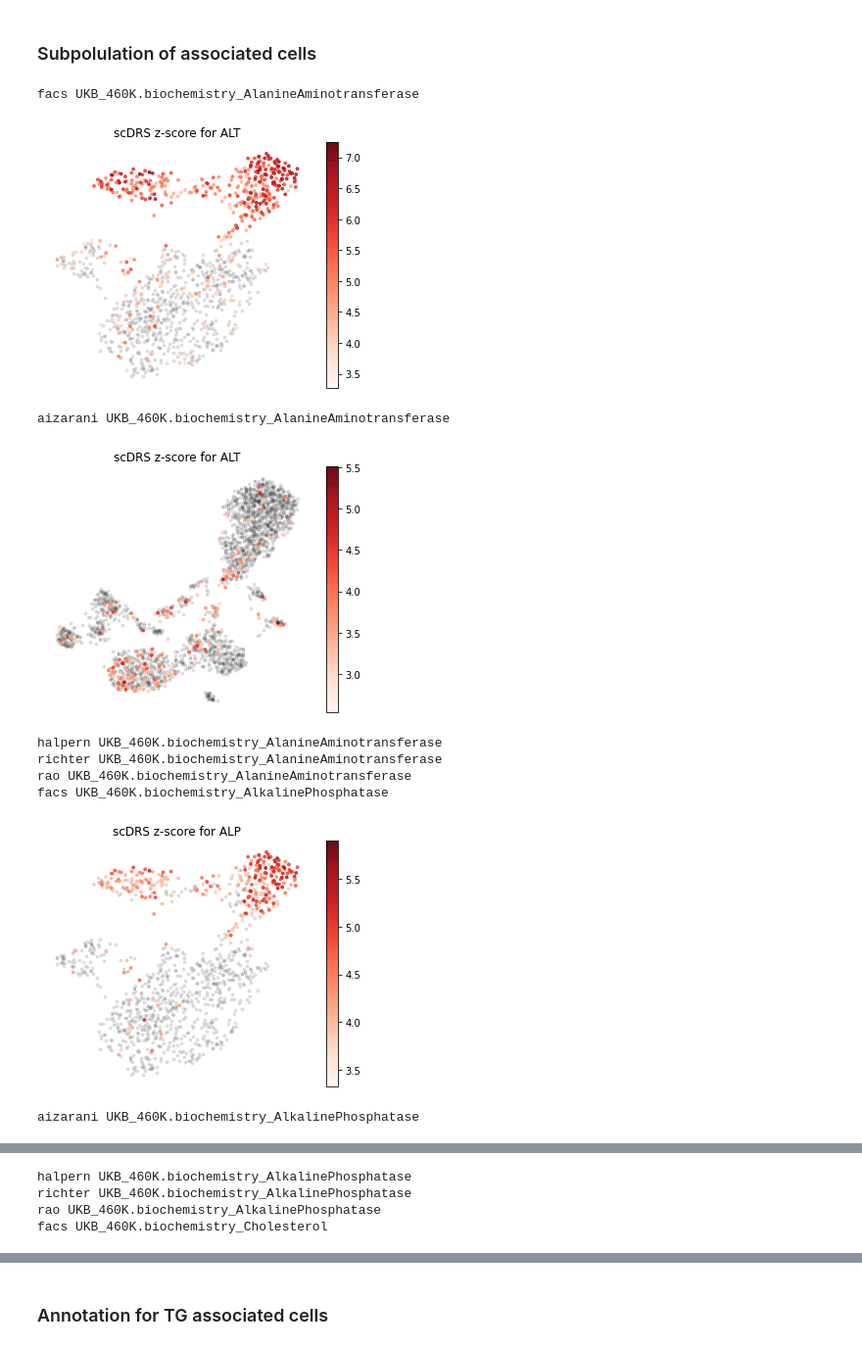
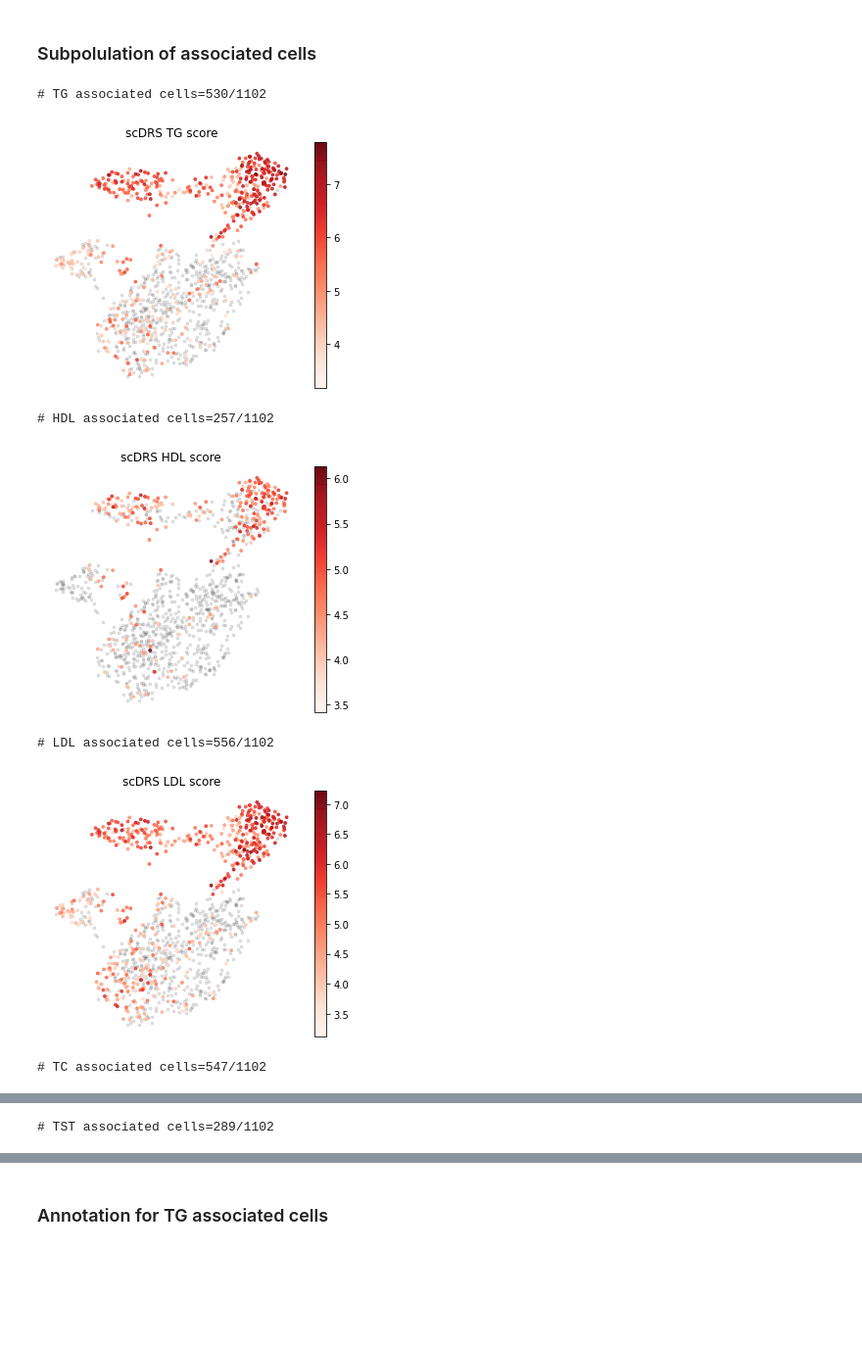
Before and after one commit to martinjzhang/scDRS, a Jupyter notebook: experiments/job.case_hepatocyte/s3_analysis_hep.ipynb, the cells around one changed output, grey strips where cells are left out. Shown at 98% size. Cells and saved outputs as stored; diff of their text form; code cells hidden in the pictures; blank space fills up the shorter version.

```diff
--- a/experiments/job.case_hepatocyte/s3_analysis_hep.ipynb
+++ b/experiments/job.case_hepatocyte/s3_analysis_hep.ipynb
@@ -266,7 +237,7 @@ plt.show()
 # UMAP for hep signatures
 ds = 'facs'
 plot_list = ['CV', 'PN', 'hep4n_richter', 'hep2n_richter', 'case_96hPH_vs_prePH', 'case_prePH_vs_96hPH',
-             'case_vs_ctrl_96hPH', 'ctrl_vs_case_96hPH', 'n_genes']
+             'case_vs_ctrl_96hPH', 'ctrl_vs_case_96hPH', 'large_vs_small', 'n_genes']
 df_plot = pd.DataFrame(index=dic_data_proc['facs'].obs_names,
                        data={'UMAP1':dic_data_proc['facs'].obsm['X_umap'][:,0],
                              'UMAP2':dic_data_proc['facs'].obsm['X_umap'][:,1]})
@@ -276,12 +247,12 @@ df_plot = df_plot.loc[dic_cell_list[ds]]
 
 for trait in plot_list:
 
-    plt.figure(figsize=[5,4])
+    plt.figure(figsize=[4.8,4])
     ax = plt.subplot(1,1,1)
     ax.axis('off')
 
     term = '%s.norm_score'%trait if trait!='n_genes' else 'n_genes'
-    title = 'scDRS z-score for %s signatures'%DF_TRAIT_INFO.loc[trait, 'Code'] \
+    title = 'scDRS %s score'%DF_TRAIT_INFO.loc[trait, 'Code'] \
         if trait!='n_genes' else 'Number of expressed genes'
 
     vmax = np.quantile(df_plot[term], 0.99) + 0.5
@@ -307,46 +322,41 @@ for trait in plot_list:
 # %% [markdown]
 ### Subpolulation of associated cells
 # %%
+ds = 'facs'
 for trait in DIC_TRAIT_LIST['facs']:
-    for ds in DS_LIST:
-#     for ds in ['rao']:
-        print(ds, trait)
-        df_plot = pd.DataFrame(index=dic_data_proc[ds].obs_names,
-                               data={'UMAP1':dic_data_proc[ds].obsm['X_umap'][:,0],
-                                     'UMAP2':dic_data_proc[ds].obsm['X_umap'][:,1],
-                                     'leiden_anno':dic_data_proc[ds].obs['leiden']})
-        df_plot = df_plot.loc[dic_cell_list[ds]]
-        df_plot = df_plot.join(dic_score[ds][['%s.fdr'%trait, '%s.nlog10_pval'%trait, '%s.norm_score'%trait]])
-        df_plot.sort_values('%s.fdr'%trait, ascending=False, inplace=True)
+    df_plot = pd.DataFrame(index=dic_data_proc[ds].obs_names,
+                           data={'UMAP1':dic_data_proc[ds].obsm['X_umap'][:,0],
+                                 'UMAP2':dic_data_proc[ds].obsm['X_umap'][:,1],
+                                 'leiden_anno':dic_data_proc[ds].obs['leiden']})
+    df_plot = df_plot.loc[dic_cell_list[ds]]
+    df_plot = df_plot.join(dic_score[ds][['%s.fdr'%trait, '%s.nlog10_pval'%trait, '%s.norm_score'%trait]])
+    df_plot.sort_values('%s.fdr'%trait, ascending=False, inplace=True)
 
-        ind_select = df_plot['%s.fdr'%trait]<0.1
-        if ind_select.sum()<10:
-            continue
+    ind_select = df_plot['%s.fdr'%trait]<0.1
+    print('# %s associated cells=%d/%d'%(DF_TRAIT_INFO.loc[trait, 'Code'], ind_select.sum(), ind_select.shape[0]))
 
-        plt.figure(figsize=[5,4])
-        ax = plt.subplot(1,1,1)
-        ax.axis('off')
+    plt.figure(figsize=[4.8,4])
+    ax = plt.subplot(1,1,1)
+    ax.axis('off')
+    plt.scatter(df_plot.loc[~ind_select, 'UMAP1'], df_plot.loc[~ind_select, 'UMAP2'],
+                c='k', s=8, alpha=0.1)
+    if ind_select.sum()>0:
         vmax = np.quantile(df_plot.loc[ind_select, '%s.norm_score'%trait], 0.99) + 0.5
         vmin = np.quantile(df_plot.loc[ind_select, '%s.norm_score'%trait], 0.01) - 0.5
-        plt.scatter(df_plot.loc[~ind_select, 'UMAP1'], df_plot.loc[~ind_select, 'UMAP2'],
-                    c='k', s=8, alpha=0.1)
         plt.scatter(df_plot.loc[ind_select, 'UMAP1'], df_plot.loc[ind_select, 'UMAP2'],
                     c=df_plot.loc[ind_select, '%s.norm_score'%trait],
                     cmap='Reds', s=8, vmax=vmax, vmin=vmin, alpha=0.8)
-        plt.colorbar()
-        plt.title('scDRS z-score for %s'%DF_TRAIT_INFO.loc[trait, 'Code'])
+    plt.colorbar()
+    plt.title('scDRS %s score'%DF_TRAIT_INFO.loc[trait, 'Code'])
 
-        plt.tight_layout()
-        plt.savefig(FIG_PATH+'/sctrs_assoc.%s.%s.svg'%(ds, trait))
-        plt.show()
+    plt.tight_layout()
+    plt.savefig(FIG_PATH+'/sctrs_assoc.%s.%s.svg'%(ds, trait))
+    plt.show()
 # %% [output]
-facs UKB_460K.biochemistry_AlanineAminotransferase
+# TG associated cells=530/1102
-[figure, old version]
+[figure, new version]
-aizarani UKB_460K.biochemistry_AlanineAminotransferase
+# HDL associated cells=257/1102
-[figure, old version]
+[figure, new version]
-halpern UKB_460K.biochemistry_AlanineAminotransferase
-richter UKB_460K.biochemistry_AlanineAminotransferase
-rao UKB_460K.biochemistry_AlanineAminotransferase
-facs UKB_460K.biochemistry_AlkalinePhosphatase
+# LDL associated cells=556/1102
-[figure, old version]
+[figure, new version]
-aizarani UKB_460K.biochemistry_AlkalinePhosphatase
+# TC associated cells=547/1102
@@ -354,4 +364 @@ aizarani UKB_460K.biochemistry_AlkalinePhosphatase
-halpern UKB_460K.biochemistry_AlkalinePhosphatase
-richter UKB_460K.biochemistry_AlkalinePhosphatase
-rao UKB_460K.biochemistry_AlkalinePhosphatase
-facs UKB_460K.biochemistry_Cholesterol
+# TST associated cells=289/1102
```
Also changed, not shown: parts of 35 cells of this notebook, 16 other files.
